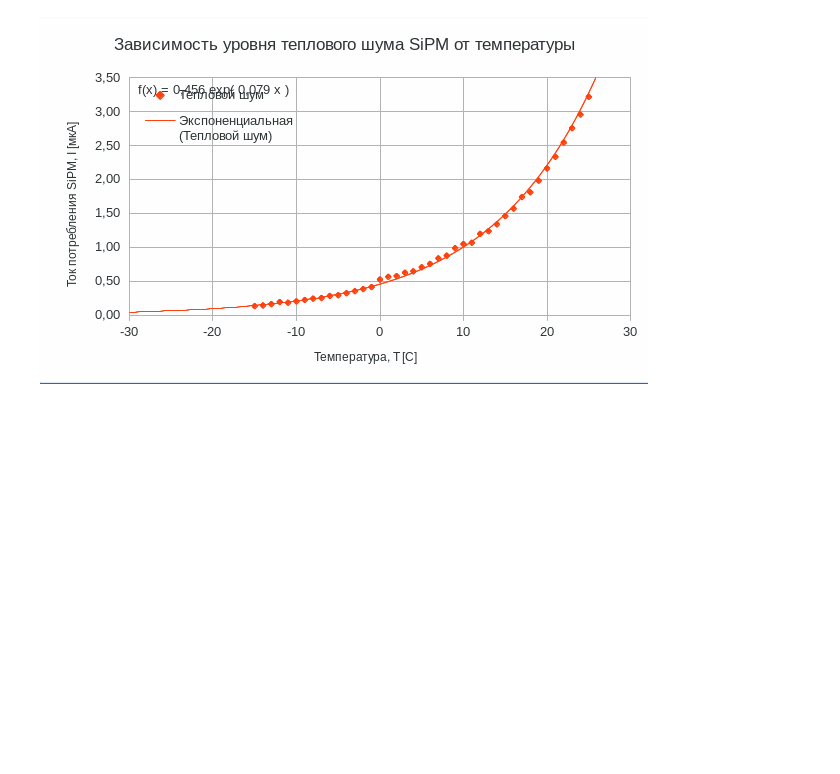
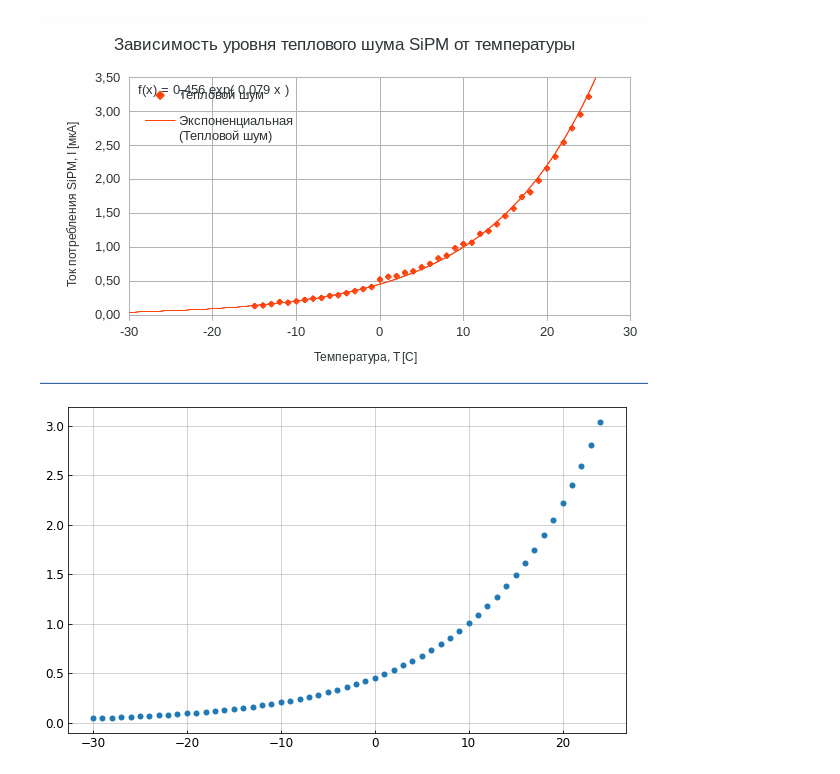
Before and after one commit to bonvech/Sphere, a Jupyter notebook: Detector/SiPM_and_filters.ipynb, the cells around one changed output. Drawn from its saved outputs; the diff is of its cells as text; code cells hidden in the pictures; blank space fills up the shorter version.

```diff
--- a/Detector/SiPM_and_filters.ipynb
+++ b/Detector/SiPM_and_filters.ipynb
@@ -190,4 +190,13 @@ Image("SiPM_AT.gif")
 # %% [output]
 [figure]
 # %%
-# Привeдeм все к температуре T = 6 grad C
+# Привeдeм все к температуре T = 7.44 grad C
+def f(x):
+    return 0.456 * np.exp(0.079*x)
+# %%
+x = [x for x in range(-30,25,1)]
+y = [f(i) for i in x]
+plt.plot(x,y,'o')
+plt.grid()
+# %% [output]
+[figure, added]
```
Also changed, not shown: parts of 4 cells of this notebook, 1 other file.
